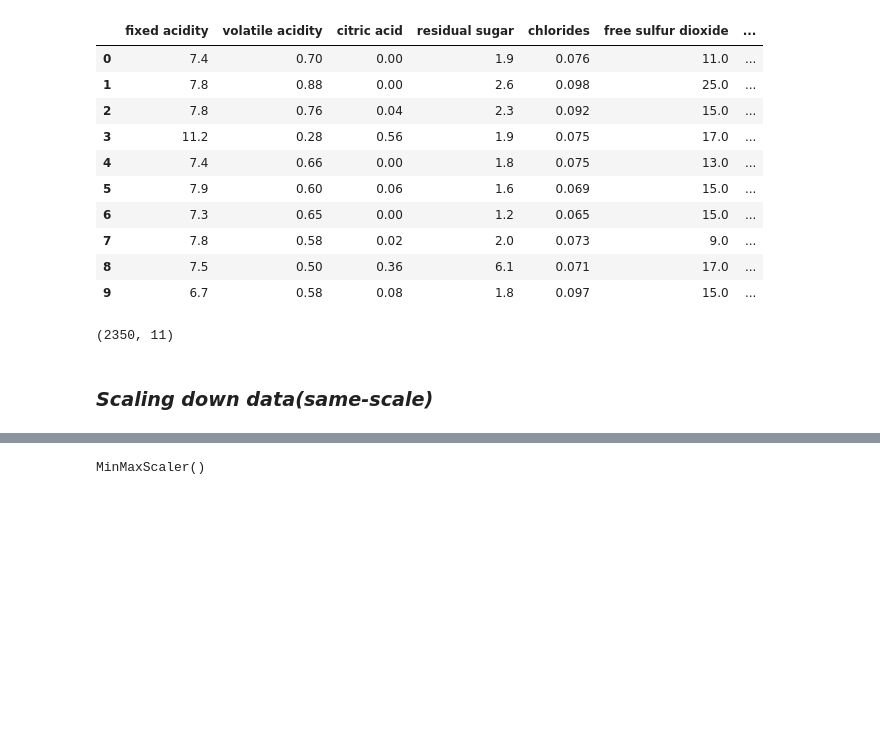
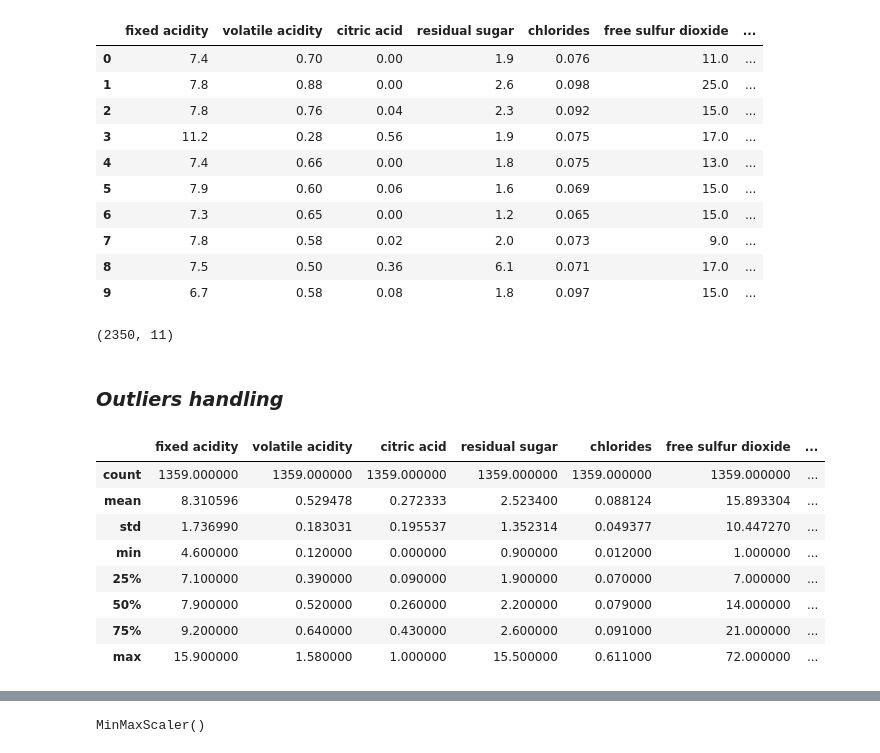
Before and after one commit to 176deepak/red-wine, a Jupyter notebook: Notebooks/Feature_Engineering.ipynb, the cells around one changed output, grey strips where cells are left out. Drawn from its saved outputs; the diff is of its cells as text; code cells hidden in the pictures; blank space fills up the shorter version.

```diff
--- a/Notebooks/Feature_Engineering.ipynb
+++ b/Notebooks/Feature_Engineering.ipynb
@@ -124,5 +124,17 @@ X_resampled.head(10)
 X_resampled.shape
 # %% [output]
 (2350, 11)
-# %% [markdown]
-### *Scaling down data(same-scale)*
+# %% [markdown]
+### *Outliers handling*
+# %%
+df.describe()
+# %% [output]
+|  | fixed acidity | volatile acidity | citric acid | residual sugar | chlorides | free sulfur dioxide | ... |
+| count | 1359.000000 | 1359.000000 | 1359.000000 | 1359.000000 | 1359.000000 | 1359.000000 | ... |
+| mean | 8.310596 | 0.529478 | 0.272333 | 2.523400 | 0.088124 | 15.893304 | ... |
+| std | 1.736990 | 0.183031 | 0.195537 | 1.352314 | 0.049377 | 10.447270 | ... |
+| min | 4.600000 | 0.120000 | 0.000000 | 0.900000 | 0.012000 | 1.000000 | ... |
+| 25% | 7.100000 | 0.390000 | 0.090000 | 1.900000 | 0.070000 | 7.000000 | ... |
+| 50% | 7.900000 | 0.520000 | 0.260000 | 2.200000 | 0.079000 | 14.000000 | ... |
+| 75% | 9.200000 | 0.640000 | 0.430000 | 2.600000 | 0.091000 | 21.000000 | ... |
+| max | 15.900000 | 1.580000 | 1.000000 | 15.500000 | 0.611000 | 72.000000 | ... |
```
Also changed, not shown: parts of 19 cells of this notebook, 4 other files.
